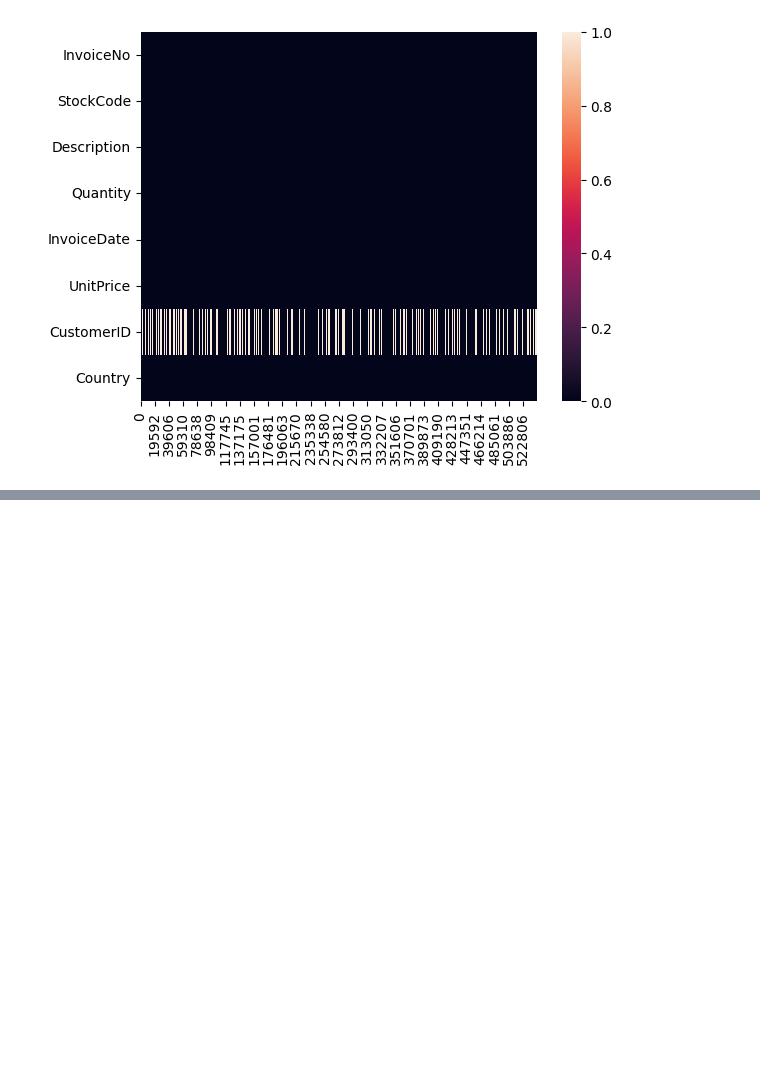
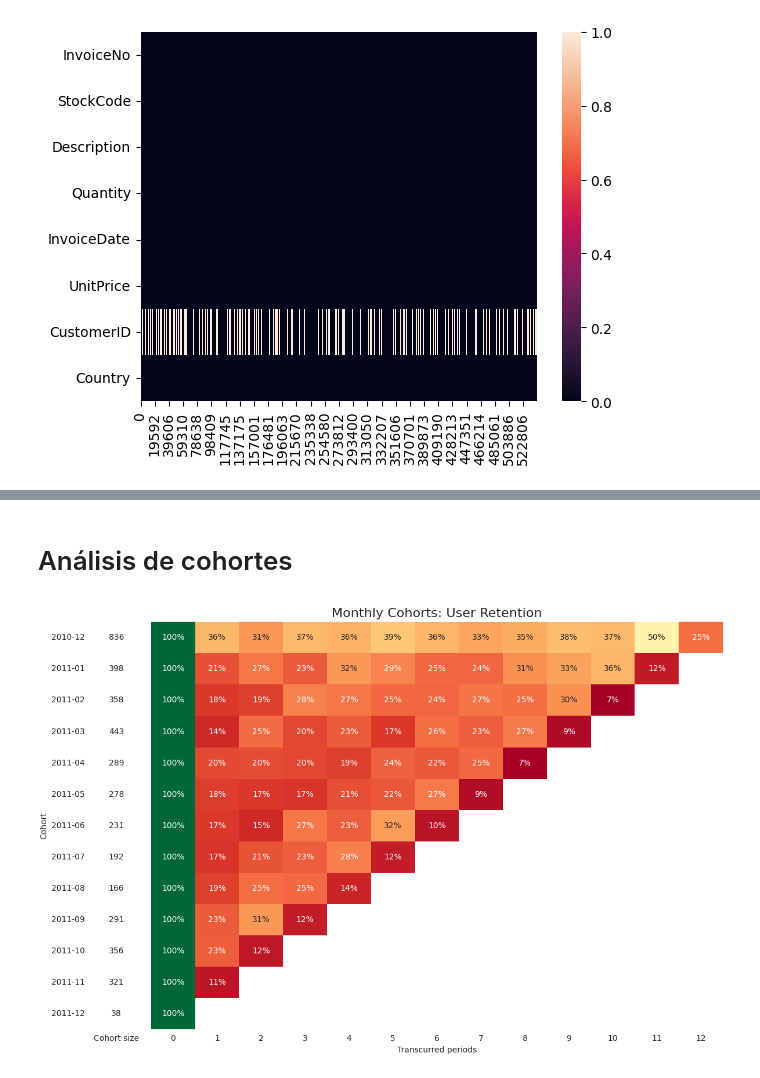
Before and after one commit to sezalo/CTCCitec, a Jupyter notebook: Desarrollo.ipynb, the cells around one changed output, grey strips where cells are left out. Saved outputs shown, nothing was run; the diff lists cells and outputs as text; code cells hidden in the pictures; blank space fills up the shorter version.

Commit message:
Se añade eliminación de duplicados a la limpieza de datos. Se realiza y finaliza análisis de cohortes

```diff
--- a/Desarrollo.ipynb
+++ b/Desarrollo.ipynb
@@ -166,8 +168,12 @@ plt.show()
 # %%
 # Crear una copia del DataFrame para aplicar los filtros
 df_filtrado = data.copy()
-columnas_a_filtrar = ["UnitPrice","Quantity"]  # Reemplaza con los nombres de tus columnas
 
+# Elimina transacciones que se cancelaron
+df_filtrado = df_filtrado[~df_filtrado['InvoiceNo'].str.startswith('c', na=False)]
+
+# Columnas con outliers a tratar
+columnas_a_filtrar = ["UnitPrice","Quantity"]
 
 #Elimina valores negativos
 df_filtrado = df_filtrado[df_filtrado["UnitPrice"] >= 0]
@@ -279,0 +282,53 @@ memory usage: 32.1+ MB
+# %% [markdown]
+# Análisis de cohortes
+# %%
+df_cohorte = df_filtrado.copy()
+
+# Extrae el mes y año de cada compra.
+df_cohorte['OrderMonth'] = df_cohorte['InvoiceDate'].dt.to_period('M')
+
+# Agrupa por cliente y le asigna una cohorte dada su primer registro de compra.
+df_cohorte['Cohort'] = df_cohorte.groupby('CustomerID')['InvoiceDate'].transform('min').dt.to_period('M')
+
+# Cuenta el número de usuarios de cada cohorte que compraron en cada periodo "OrderMonth"
+df_cohorte = df_cohorte.groupby(['Cohort', 'OrderMonth']).agg(CustomerCount=('CustomerID', 'nunique')).reset_index(drop=False)
+
+# Agrega el número de periodos transcurridos entre la cohorte y el mes de la compra
+df_cohorte['Period'] = (df_cohorte.OrderMonth - df_cohorte.Cohort).apply(attrgetter('n'))
+
+# Agrega información en un df pivoteado
+df_pivoteado = df_cohorte.pivot_table(index='Cohort', columns='Period', values='CustomerCount')
+
+
+# Grafica
+cohorte_size = df_pivoteado.iloc[:, 0]
+matriz_retencion = df_pivoteado.divide(cohorte_size, axis=0)
+
+with sb.axes_style("white"):
+    fig, ax = plt.subplots(1, 2, figsize=(12, 8), sharey=True, gridspec_kw={'width_ratios': [1, 11]})
+
+    # Matriz de retención
+    sb.heatmap(matriz_retencion,
+                mask=matriz_retencion.isnull(),
+                annot=True,
+                fmt='.0%',
+                cmap='RdYlGn',
+                cbar= False,
+                ax=ax[1])
+    ax[1].set_title('Monthly Cohorts: User Retention', fontsize=16)
+    ax[1].set(xlabel='Transcurred periods',
+              ylabel='')
+
+    # Tamaño de las cohortes
+    df_cohorte_size = pd.DataFrame(cohorte_size).rename(columns={0: 'Cohort size'})
+    white_cmap = mcolors.ListedColormap(['white'])
+    sb.heatmap(df_cohorte_size,
+                annot=True,
+                cbar=False,
+                fmt='g',
+                cmap=white_cmap,
+                ax=ax[0])
+
+    fig.tight_layout()
+# %% [output]
+[figure, added]
```
Also changed, not shown: parts of 7 cells of this notebook.
